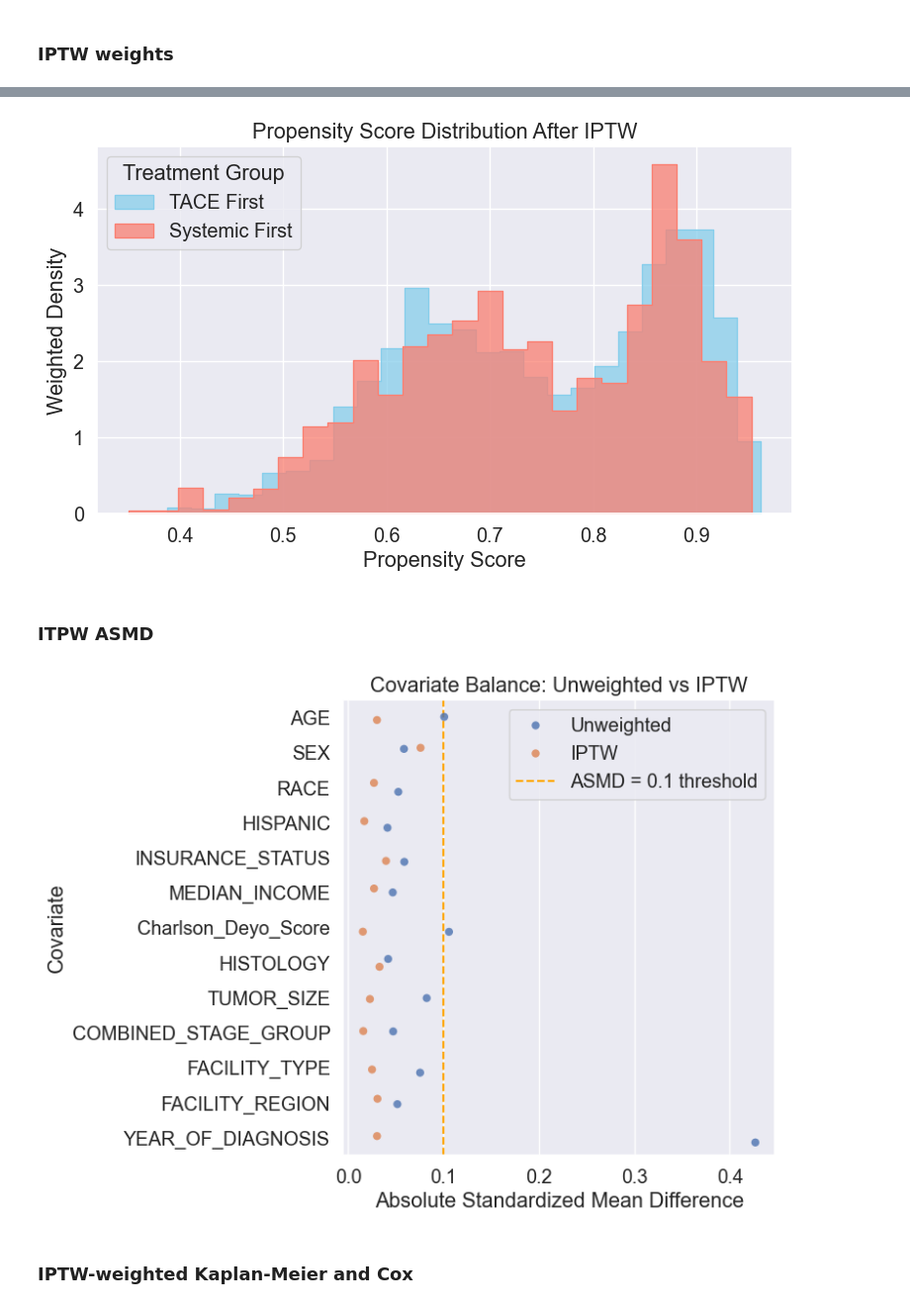
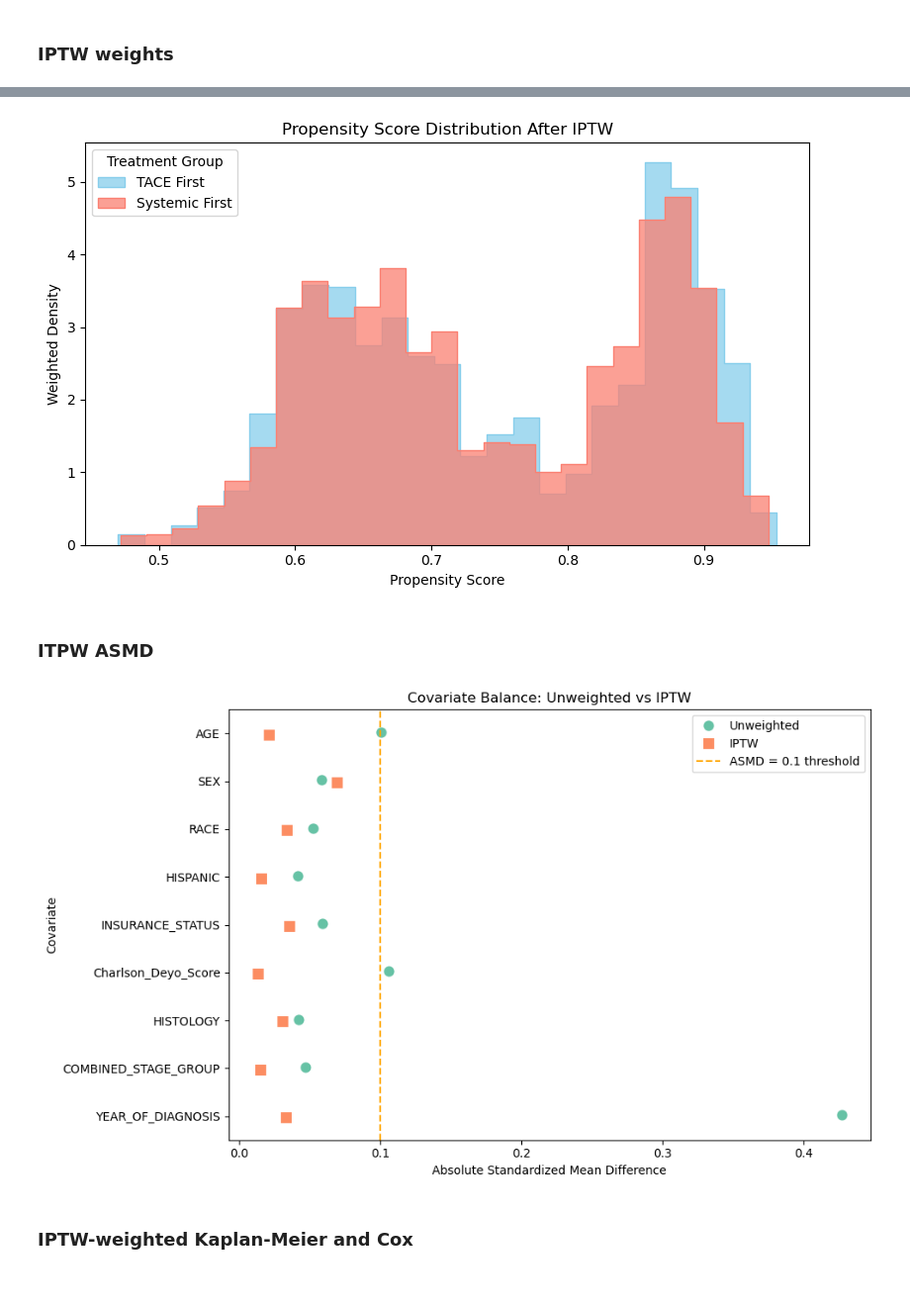
Before and after one commit to NicWYZ/HCC_TACE, a Jupyter notebook: TACE_IO_NCDB.ipynb, the cells around one changed output, grey strips where cells are left out. Shown: that part at 99% size. Drawn from its saved outputs; the diff is of its cells as text; code cells hidden in the pictures.

Commit message:
covariates reduced

```diff
--- a/TACE_IO_NCDB.ipynb
+++ b/TACE_IO_NCDB.ipynb
@@ -293,6 +293,14 @@ FACILITY_TYPE            58
 FACILITY_REGION          58
 YEAR_OF_DIAGNOSIS         0
 dtype: int64
+# %%
+#Took out facilities, tumor size, and medain income due to high unknowns
+covariates = [
+    'AGE', 'SEX', 'RACE', 'HISPANIC', #Demographics
+    'INSURANCE_STATUS', #Socioeconomic
+    'Charlson_Deyo_Score', 'HISTOLOGY', 'COMBINED_STAGE_GROUP', #Clinical
+    'YEAR_OF_DIAGNOSIS' #Temporal
+]
 # %% [markdown]
 ### Propensity score
 # %%
@@ -382,7 +390,7 @@ plt.legend(title='Treatment Group')
 plt.tight_layout()
 plt.show()
 # %% [output]
-[figure, old version]
+[figure, new version]
 # %% [markdown]
 ### ITPW ASMD
 # %%
@@ -444,16 +452,25 @@ asmd_df = pd.DataFrame({
 # %%
 asmd_df_melted = asmd_df.melt(id_vars='Covariate', var_name='Method', value_name='ASMD')
 
-plt.figure(figsize=(8, 6))
-sns.stripplot(data=asmd_df_melted, x='ASMD', y='Covariate', hue='Method', jitter=0.15, size=6, alpha=0.8)
+plt.figure(figsize=(10, 6))
+sns.pointplot(
+    data=asmd_df_melted,
+    x='ASMD',
+    y='Covariate',
+    hue='Method',
+    dodge=True,  # Separate points for each method
+    linestyle='none',  # Do not connect points with lines
+    markers=["o", "s", "D"],  # Optional: Different markers for clarity
+    palette="Set2"  # Optional: Custom color palette
+)
 plt.axvline(0.1, linestyle='--', color='orange', label='ASMD = 0.1 threshold')
 plt.xlabel("Absolute Standardized Mean Difference")
 plt.title("Covariate Balance: Unweighted vs IPTW")
 plt.legend(loc='upper right')
 plt.tight_layout()
 plt.show()
 # %% [output]
-[figure, old version]
+[figure, new version]
 # %% [markdown]
 ### IPTW-weighted Kaplan-Meier and Cox
 # %% [markdown]
```
Also changed, not shown: parts of 21 cells of this notebook, 1 other file.
